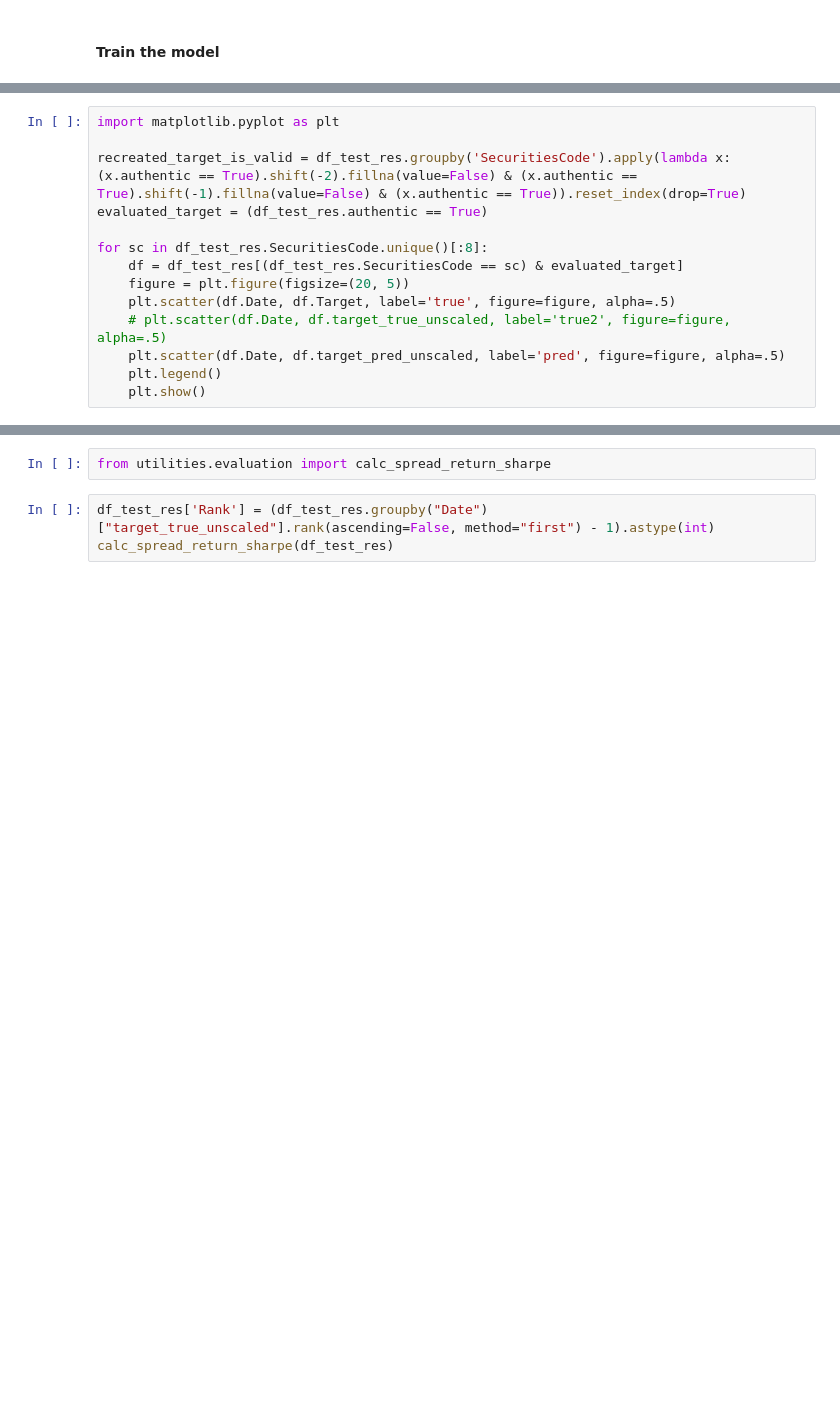
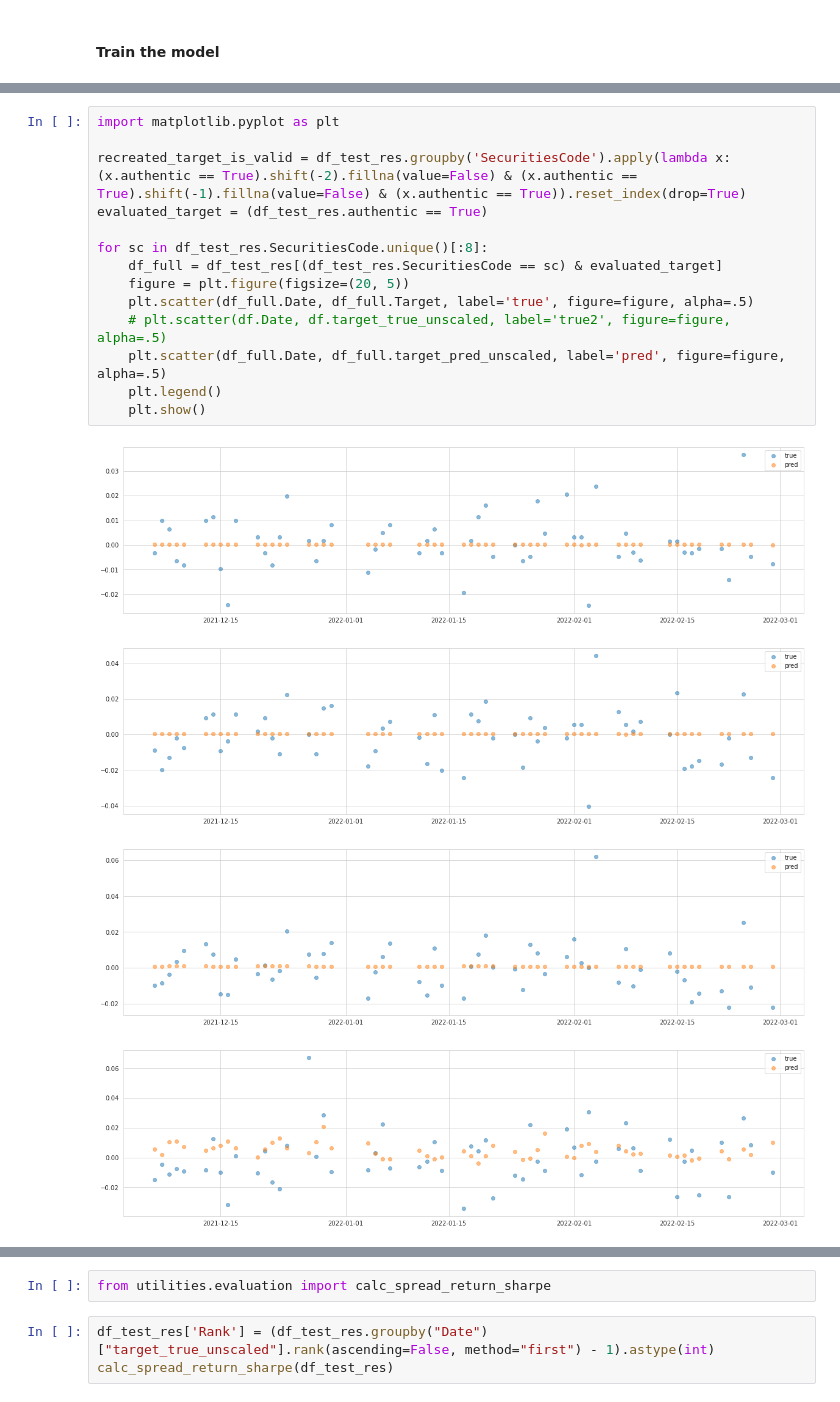
Before and after one commit to Cyprien-Ricque/stock-exchange-prediction, a Jupyter notebook: notebooks/rnn.ipynb, the cells around one changed output, grey strips where cells are left out. Cells and saved outputs as stored; diff of their text form; blank space fills up the shorter version.

```diff
--- a/notebooks/rnn.ipynb
+++ b/notebooks/rnn.ipynb
@@ -183,14 +286,19 @@ for sc in dl.df_train_ppc.SecuritiesCode.unique()[:3]:
 # %%
 import matplotlib.pyplot as plt
 
 recreated_target_is_valid = df_test_res.groupby('SecuritiesCode').apply(lambda x: (x.authentic == True).shift(-2).fillna(value=False) & (x.authentic == True).shift(-1).fillna(value=False) & (x.authentic == True)).reset_index(drop=True)
 evaluated_target = (df_test_res.authentic == True)
 
 for sc in df_test_res.SecuritiesCode.unique()[:8]:
-    df = df_test_res[(df_test_res.SecuritiesCode == sc) & evaluated_target]
+    df_full = df_test_res[(df_test_res.SecuritiesCode == sc) & evaluated_target]
     figure = plt.figure(figsize=(20, 5))
-    plt.scatter(df.Date, df.Target, label='true', figure=figure, alpha=.5)
+    plt.scatter(df_full.Date, df_full.Target, label='true', figure=figure, alpha=.5)
     # plt.scatter(df.Date, df.target_true_unscaled, label='true2', figure=figure, alpha=.5)
-    plt.scatter(df.Date, df.target_pred_unscaled, label='pred', figure=figure, alpha=.5)
+    plt.scatter(df_full.Date, df_full.target_pred_unscaled, label='pred', figure=figure, alpha=.5)
     plt.legend()
     plt.show()
+# %% [output]
+[figure, added]
+[figure, added]
+[figure, added]
+[figure, added]
```
Also changed, not shown: parts of 22 cells of this notebook, 4 other files.
